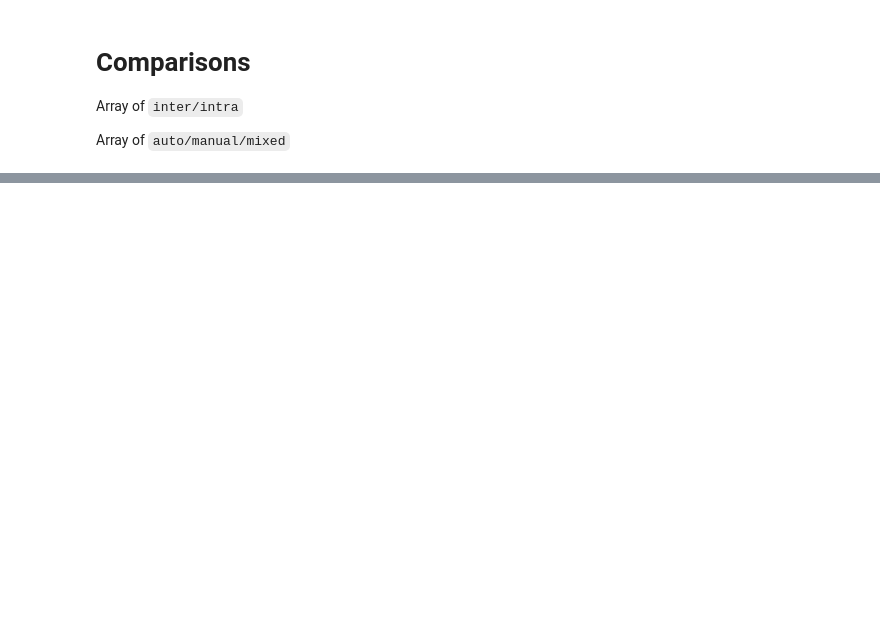
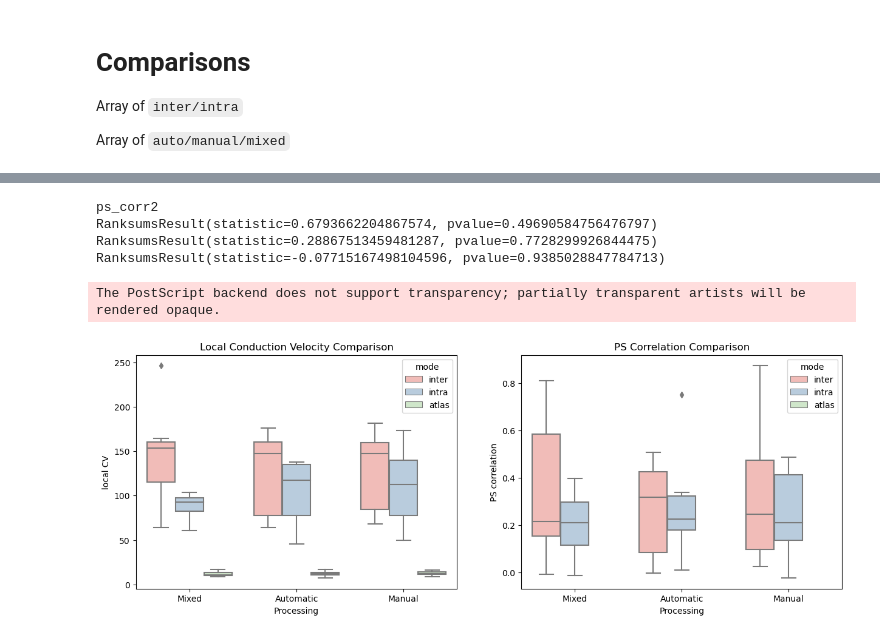
Before and after one commit to alonsoJASL/imatools, a Jupyter notebook: ipynb/comparison_results.ipynb, the cells around one changed output, grey strips where cells are left out. Saved outputs shown, nothing was run; the diff lists cells and outputs as text; code cells hidden in the pictures; blank space fills up the shorter version.

Commit message:
results_draft_0

```diff
--- a/ipynb/comparison_results.ipynb
+++ b/ipynb/comparison_results.ipynb
@@ -176,0 +268,2 @@ sns.boxplot(data=o_df, x='processing', y='gradlat_prc75', hue='mode')
+# %%
+odf = pd.concat([o_df_inter_intra, o_df_atlas])
@@ -176,0 +311,52 @@ sns.boxplot(data=o_df, x='processing', y='gradlat_prc75', hue='mode')
+# %%
+import scipy
+
+df_mixed = o_df_inter_intra[o_df_inter_intra['processing']=='mixed']
+df_automatic = o_df_inter_intra[o_df_inter_intra['processing']=='automatic']
+df_manual = o_df_inter_intra[o_df_inter_intra['processing']=='manual']
+
+measure = ['gradlat_mean', 'ps_corr2']
+m = measure[1]
+print(m)
+
+inter_mixed = df_mixed[m][df_mixed['mode']=='inter']
+intra_mixed = df_mixed[m][df_mixed['mode']=='intra']
+inter_automatic = df_automatic[m][df_automatic['mode']=='inter']
+intra_automatic = df_automatic[m][df_automatic['mode']=='intra']
+inter_manual = df_manual[m][df_manual['mode']=='inter']
+intra_manual = df_manual[m][df_manual['mode']=='intra']
+
+print(scipy.stats.ranksums(inter_mixed, intra_mixed, nan_policy='omit'))
+print(scipy.stats.ranksums(inter_automatic, intra_automatic, nan_policy='omit'))
+print(scipy.stats.ranksums(inter_manual, intra_manual, nan_policy='omit'))
+# %% [output]
+ps_corr2
+RanksumsResult(statistic=0.6793662204867574, pvalue=0.49690584756476797)
+RanksumsResult(statistic=0.28867513459481287, pvalue=0.7728299926844475)
+RanksumsResult(statistic=-0.07715167498104596, pvalue=0.9385028847784713)
+# %%
+import matplotlib.pyplot as plt
+import seaborn as sns
+
+#  o_df = pd.read_csv(iou.fullfile(comp_dir, 'measurements.csv'), index_col=False)
+
+fig, ax = plt.subplots(1, 2)
+fig.set_figheight(5)
+fig.set_figwidth(15)
+sns.set_palette('Pastel1')
+sns.boxplot(ax=ax[0],  data=odf, x='processing', y='gradlat_mean', hue='mode')
+sns.boxplot(ax=ax[1],  data=odf, x='processing', y='ps_corr2', hue='mode')
+
+ax[0].set_xlabel('Processing')
+ax[1].set_xlabel('Processing')
+ax[0].set_xticklabels(['Mixed', 'Automatic', 'Manual'])
+ax[1].set_xticklabels(['Mixed', 'Automatic', 'Manual'])
+ax[0].set_ylabel('local CV')
+ax[1].set_ylabel('PS correlation')
+ax[0].set_title('Local Conduction Velocity Comparison')
+ax[1].set_title('PS Correlation Comparison')
+
+plt.savefig(iou.fullfile(comp_dir, 'sim_res.eps'))
+# %% [output]
+The PostScript backend does not support transparency; partially transparent artists will be rendered opaque.
+[figure, added]
```
Also changed, not shown: parts of 20 cells of this notebook, 1 other file.
